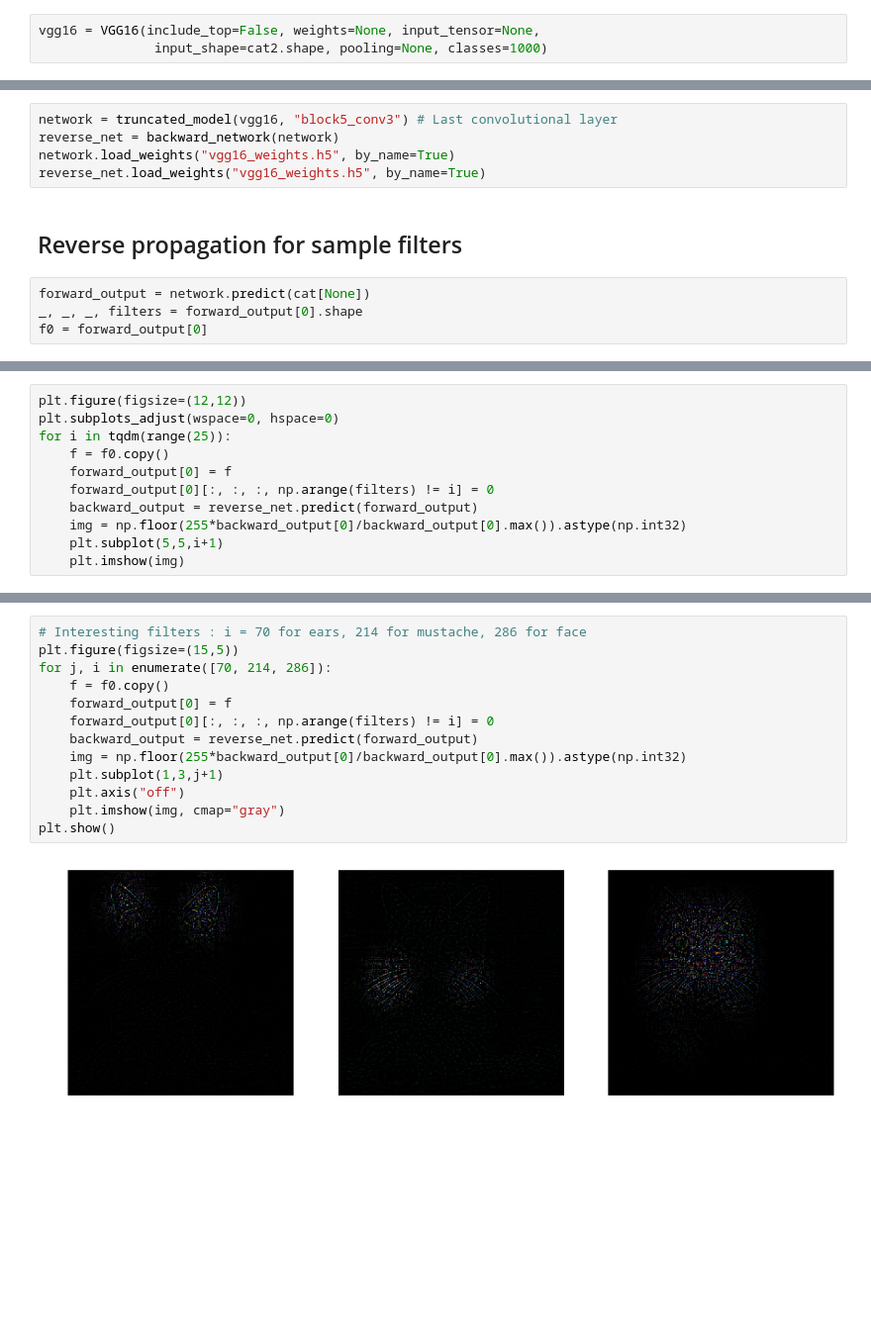
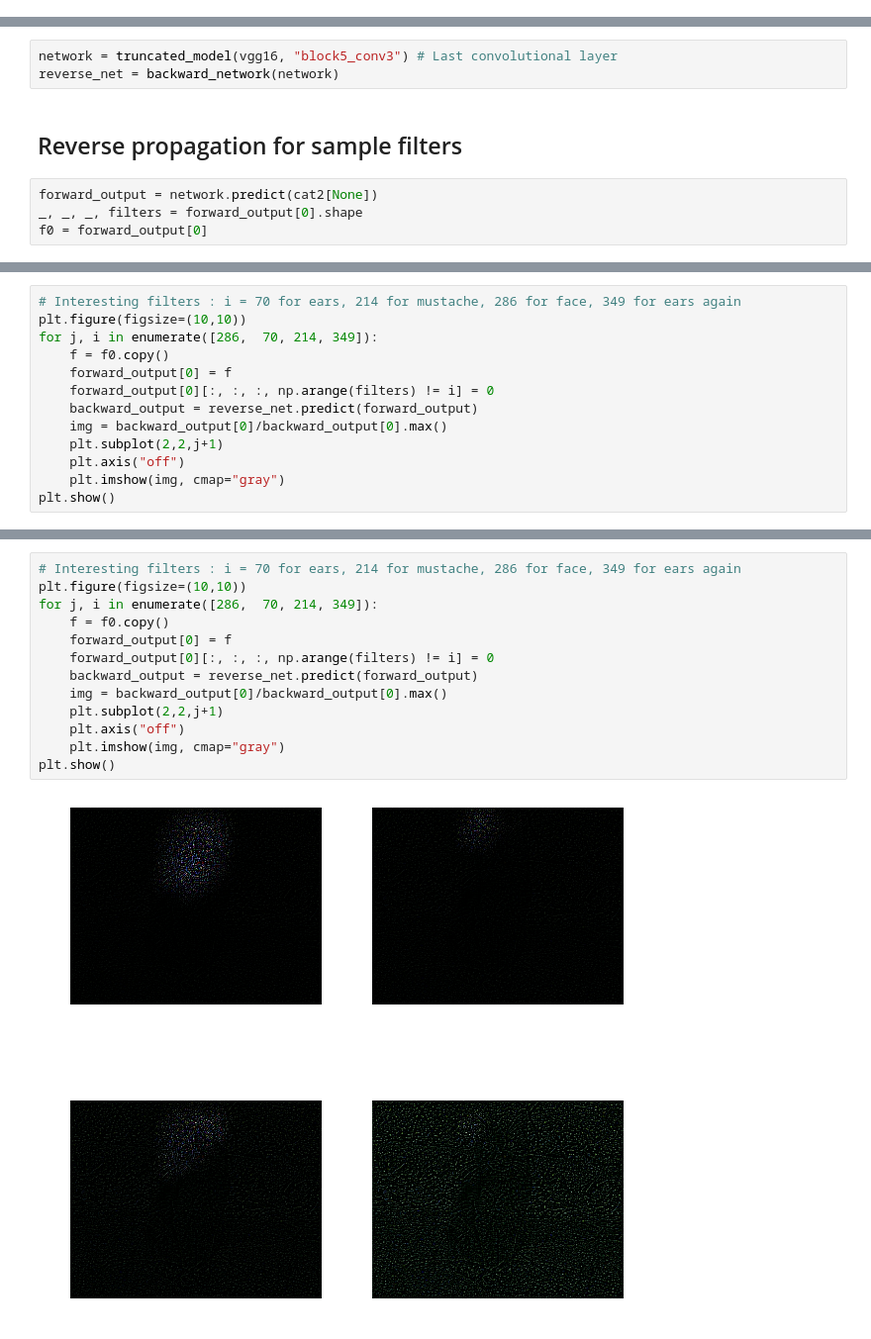
Before and after one commit to eloiseberthier/ConvNet_Viz, a Jupyter notebook: Vizualising a Pretrained Network.ipynb, the cells around one changed output, grey strips where cells are left out. Shown at 99% size. Saved outputs shown, nothing was run; the diff lists cells and outputs as text; blank space fills up the shorter version.

```diff
--- a/Vizualising a Pretrained Network.ipynb
+++ b/Vizualising a Pretrained Network.ipynb
@@ -52,16 +58,11 @@ vgg16 = VGG16(include_top=False, weights=None, input_tensor=None,
-# %%
-vgg16 = VGG16(include_top=False, weights=None, input_tensor=None,
-               input_shape=cat2.shape, pooling=None, classes=1000)
 # %% [markdown]
 We can now define the forward and backward truncated convnet and deconvnet :
 # %%
 network = truncated_model(vgg16, "block5_conv3") # Last convolutional layer
 reverse_net = backward_network(network)
-network.load_weights("vgg16_weights.h5", by_name=True)
-reverse_net.load_weights("vgg16_weights.h5", by_name=True)
 # %% [markdown]
 ## Reverse propagation for sample filters
 # %%
-forward_output = network.predict(cat[None])
+forward_output = network.predict(cat2[None])
 _, _, _, filters = forward_output[0].shape
 f0 = forward_output[0]
@@ -68,11 +83,13 @@ f0 = forward_output[0]
 # %%
-plt.figure(figsize=(12,12))
-plt.subplots_adjust(wspace=0, hspace=0)
-for i in tqdm(range(25)):
+# Interesting filters : i = 70 for ears, 214 for mustache, 286 for face, 349 for ears again
+plt.figure(figsize=(10,10))
+for j, i in enumerate([286,  70, 214, 349]):
     f = f0.copy()
     forward_output[0] = f
     forward_output[0][:, :, :, np.arange(filters) != i] = 0
     backward_output = reverse_net.predict(forward_output)
-    img = np.floor(255*backward_output[0]/backward_output[0].max()).astype(np.int32)
-    plt.subplot(5,5,i+1)
-    plt.imshow(img)
+    img = backward_output[0]/backward_output[0].max()
+    plt.subplot(2,2,j+1)
+    plt.axis("off")
+    plt.imshow(img, cmap="gray")
+plt.show()
@@ -79,15 +100,15 @@ for i in tqdm(range(25)):
 # %%
-# Interesting filters : i = 70 for ears, 214 for mustache, 286 for face
-plt.figure(figsize=(15,5))
-for j, i in enumerate([70, 214, 286]):
+# Interesting filters : i = 70 for ears, 214 for mustache, 286 for face, 349 for ears again
+plt.figure(figsize=(10,10))
+for j, i in enumerate([286,  70, 214, 349]):
     f = f0.copy()
     forward_output[0] = f
     forward_output[0][:, :, :, np.arange(filters) != i] = 0
     backward_output = reverse_net.predict(forward_output)
-    img = np.floor(255*backward_output[0]/backward_output[0].max()).astype(np.int32)
-    plt.subplot(1,3,j+1)
+    img = backward_output[0]/backward_output[0].max()
+    plt.subplot(2,2,j+1)
     plt.axis("off")
     plt.imshow(img, cmap="gray")
 plt.show()
 # %% [output]
-[figure, old version]
+[figure, new version]
```
Also changed, not shown: parts of 11 cells of this notebook, 2 other files.
